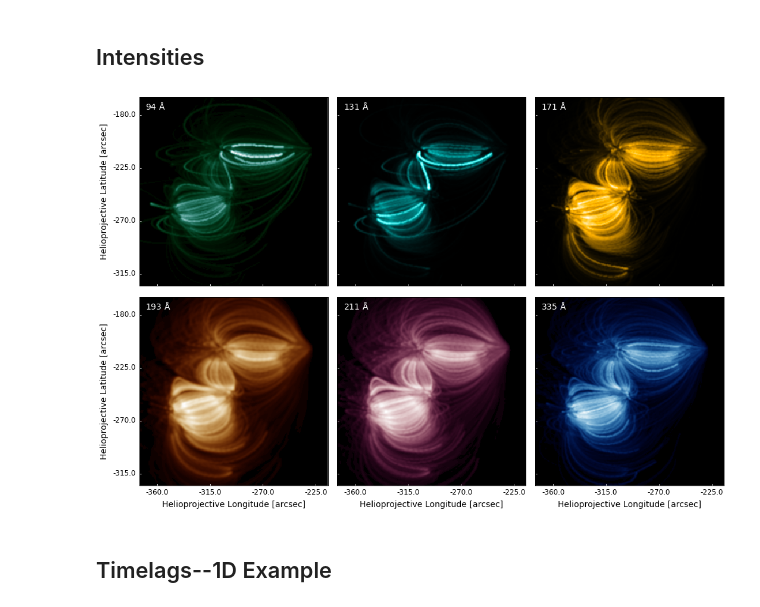
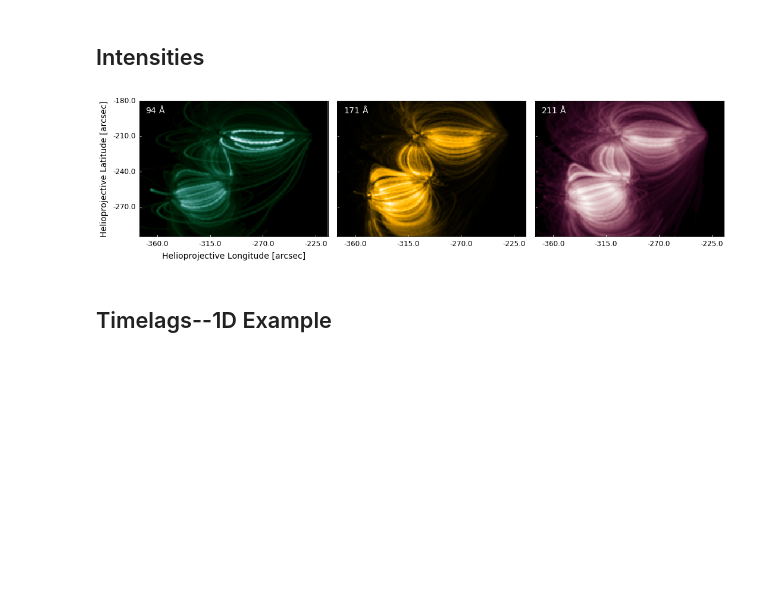
Before and after one commit to wtbarnes/posters, a Jupyter notebook: shine_2018/notebooks/figures.ipynb, the cells around one changed output. Drawn from its saved outputs; the diff is of its cells as text; code cells hidden in the pictures; blank space fills up the shorter version.

Commit message:
final version of figure notebook

```diff
--- a/shine_2018/notebooks/figures.ipynb
+++ b/shine_2018/notebooks/figures.ipynb
@@ -72,7 +72,7 @@ hmi_map = Map('/storage-home/w/wtb2/data/timelag_synthesis_v2/observational_data
 hmi_map = hmi_map.rotate(order=3)
 hmi_map = hmi_map.submap(aia_map.bottom_left_coord,aia_map.top_right_coord)
 # %%
-fig = plt.figure(figsize=get_figsize(wf=0.5,hf=1))
+fig = plt.figure(figsize=get_figsize(wf=0.5,hf=0.7))
 plt.subplots_adjust(hspace=0.01)
 ####################
 # HMI
@@ -85,13 +85,14 @@ ax.grid(alpha=0)
 lon,lat = ax.coords[0],ax.coords[1]
 lon.set_ticklabel_visible(False)
 lon.set_ticks_visible(False)
+lat.set_ticklabel(fontsize=plt.rcParams['ytick.labelsize'])
 hgs_lon,hgs_lat = hmi_map.draw_grid(axes=ax,grid_spacing=10*u.deg,alpha=0.75,color='k')
 #hgs_lat.set_axislabel('')
 #hgs_lon.set_axislabel('')
 #hgs_lat.set_ticklabel_visible(False)
 #hgs_lon.set_ticklabel_visible(False)
-hgs_lon.set_axislabel('Helioprojective Longitude [arcsec]',fontsize=plt.rcParams['axes.labelsize'])
-hgs_lat.set_axislabel('Helioprojective Latitude [arcsec]',fontsize=plt.rcParams['axes.labelsize'])
+hgs_lon.set_axislabel('')#'Helioprojective Longitude [arcsec]',fontsize=plt.rcParams['axes.labelsize'])
+hgs_lat.set_axislabel('')#'Helioprojective Latitude [arcsec]',fontsize=plt.rcParams['axes.labelsize'])
 hgs_lat.set_ticks_visible(False)
 hgs_lon.set_ticks_visible(False)
 hgs_lon.set_ticklabel(fontsize=plt.rcParams['xtick.labelsize'])
@@ -115,9 +116,10 @@ lat.set_ticklabel(fontsize=plt.rcParams['ytick.labelsize'])
 lon.set_axislabel(lon.get_axislabel(),fontsize=plt.rcParams['axes.labelsize'])
 lat.set_axislabel(lat.get_axislabel(),fontsize=plt.rcParams['axes.labelsize'])
 hgs_lon,hgs_lat = aia_map.draw_grid(axes=ax,grid_spacing=10*u.deg,alpha=0.75,color='w')
-hgs_lat.set_axislabel(hgs_lat.get_axislabel(),fontsize=plt.rcParams['axes.labelsize'])
+hgs_lat.set_axislabel('')#hgs_lat.get_axislabel(),fontsize=plt.rcParams['axes.labelsize'])
 hgs_lon.set_axislabel('')
-hgs_lat.set_ticklabel_visible(False)
+hgs_lat.set_ticklabel_visible(True)
+hgs_lat.set_ticklabel(fontsize=plt.rcParams['ytick.labelsize'])
 hgs_lon.set_ticklabel_visible(False)
 hgs_lat.set_ticks_visible(False)
 hgs_lon.set_ticks_visible(False)
@@ -184,37 +186,34 @@ fig.savefig('../figures/hydro_profiles.pdf',)
 # %% [markdown]
 ## Intensities
 # %%
-fig = plt.figure(figsize=get_figsize(hf=.685,wf=0.5))
+fig = plt.figure(figsize=get_figsize(wf=0.5))
 fits_template = '/storage-home/w/wtb2/data/timelag_synthesis_v2/intermediate_frequency/nei/SDO_AIA/{}/map_t{:06d}.fits'
 i_time = 2500
-for i,c in enumerate(aia.channels):
+for i,c in enumerate(np.array(aia.channels)[[0,2,4]]):
     m = Map(fits_template.format(c['name'],i_time))
-    m = m.submap(SkyCoord(-375*u.arcsec,-325*u.arcsec,frame=m.coordinate_frame),
-                 SkyCoord(-215*u.arcsec,-165*u.arcsec,frame=m.coordinate_frame))
-    ax = fig.add_subplot(2,3,i+1,projection=m)
+    m = m.submap(SkyCoord(-375*u.arcsec,-295*u.arcsec,frame=m.coordinate_frame),
+                 SkyCoord(-215*u.arcsec,-180*u.arcsec,frame=m.coordinate_frame))
+    ax = fig.add_subplot(1,3,i+1,projection=m)
     norm = ImageNormalize(vmin=m.data[m.data>0].min(),vmax=m.data[m.data>0].max(),stretch=AsinhStretch(a=0.05))
     m.plot(axes=ax,title=False,annotate=False,norm=norm)
     ax.grid(alpha=0)
     lon,lat = ax.coords[0],ax.coords[1]
     lon.set_ticks(color='w')
     lat.set_ticks(color='w')
-    if i < 3:
-        lon.set_ticklabel_visible(False)
-    else:
+    if i==0:
         lon.set_axislabel(r'Helioprojective Longitude [arcsec]',fontsize=plt.rcParams['axes.labelsize'])
-        lon.set_ticklabel(fontsize=plt.rcParams['xtick.labelsize'])
-    if i%3 != 0:
-        lat.set_ticklabel_visible(False)
-    else:
         lat.set_axislabel(r'Helioprojective Latitude [arcsec]',fontsize=plt.rcParams['axes.labelsize'])
         lat.set_ticklabel(fontsize=plt.rcParams['ytick.labelsize'])
-    xtext,ytext = m.world_to_pixel(SkyCoord(-370*u.arcsec,-175*u.arcsec,frame=m.coordinate_frame),)
+    else:
+        lat.set_ticklabel_visible(False)
+    lon.set_ticklabel(fontsize=plt.rcParams['xtick.labelsize'])
+    xtext,ytext = m.world_to_pixel(SkyCoord(-370*u.arcsec,-190*u.arcsec,frame=m.coordinate_frame),)
     xtext,ytext = int(xtext.value),int(ytext.value)
     ax.text(xtext,ytext,f"{c['name']} $\mathrm{{\AA}}$",color='w',fontsize=plt.rcParams['axes.labelsize'])
 plt.subplots_adjust(wspace=0.05,hspace=0.05)
 fig.savefig('../figures/aia_intensity_maps.pdf')
 # %% [output]
-[figure, old version]
+[figure, new version]
 # %% [markdown]
 ## Timelags--1D Example
 # %%
```
Also changed, not shown: parts of 1 cell of this notebook.
